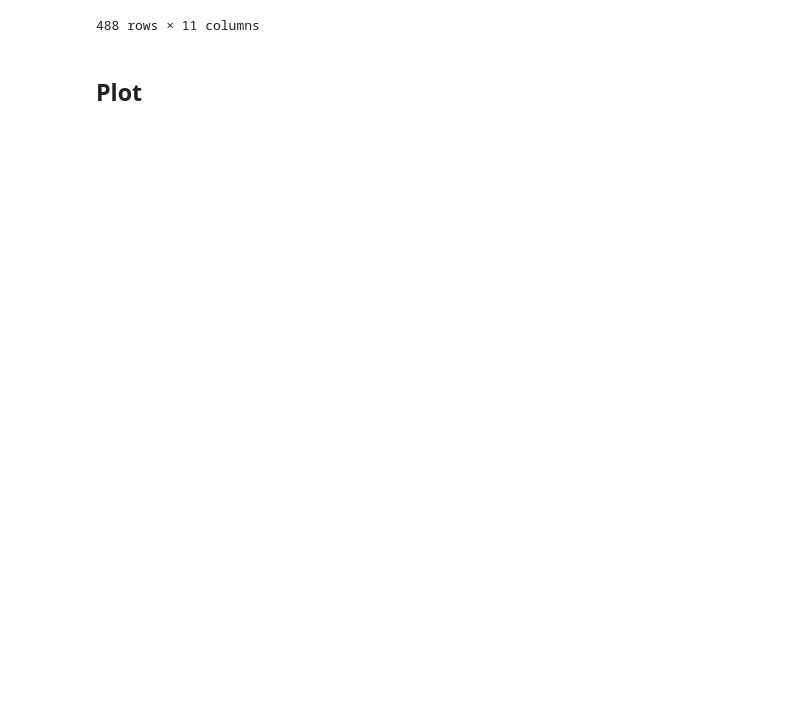
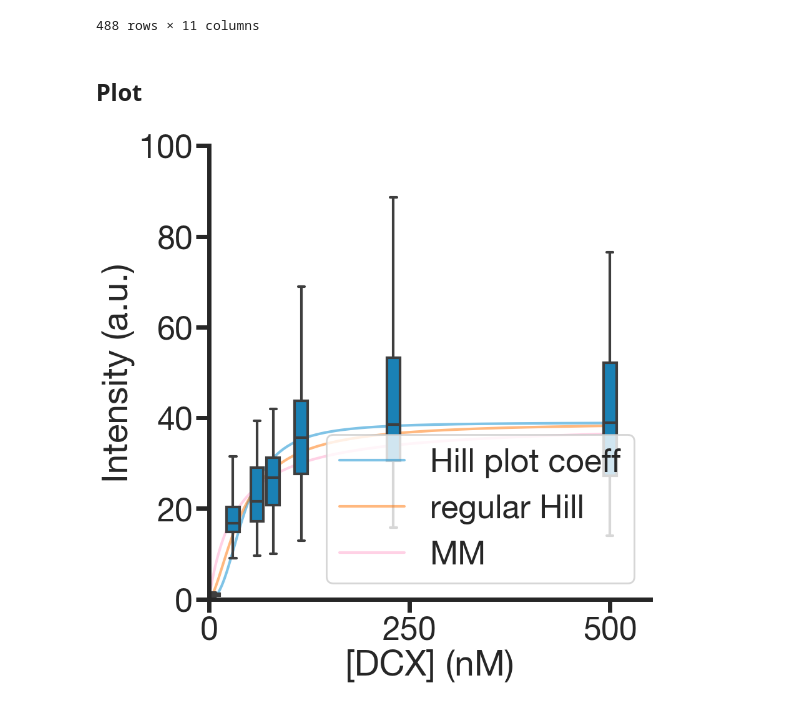
Before and after one commit to sofiacruzt/sofia-brouhardlab, a Jupyter notebook: dynamics/EJCB2023/Intensity-medianBkgrdSubs.ipynb, the cells around one changed output. Saved outputs shown, nothing was run; the diff lists cells and outputs as text; code cells hidden in the pictures; blank space fills up the shorter version.

```diff
--- a/dynamics/EJCB2023/Intensity-medianBkgrdSubs.ipynb
+++ b/dynamics/EJCB2023/Intensity-medianBkgrdSubs.ipynb
@@ -172,4 +208,39 @@ data
 # %%
 grey00 = '#777777'
 grey20 = '#C5C5C5'
+# %%
+sns.set_style({'font.family':'Helvetica Neue LT Std', 'font.serif':'Helvetica Neue LT Std'})
+fig, ax = plt.subplots(1,1,figsize=(10,10))
+
+# ax = sns.boxplot(x= DCXconc, y='Mean', data=data, whis=np.inf,linewidth=3,native_scale=True)
+# ax = sns.swarmplot(x=DCXconc, y='Mean', data=data, hue='Date', size=5,native_scale=True , palette = [grey00, grey20])
+
+
+#ax = sns.swarmplot(x=DCXconc, y='Intensity (a.u.)', data=data, size=6,native_scale=True)
+x0 = np.arange(0, 500, 1)
+ax.plot(x0, hillEQ(x0,p[0], np.exp(-p[1])), lw=3,ls= '-',alpha = 0.5, color = cyan)
+ax.plot(x0, hillEQ(x0,C1H, C2H), lw=3,ls= '-',alpha = 0.5, color = orange)
+ax.plot(x0, MMEQ(x0,C1M), lw=3,ls= '-',alpha = 0.5, color = pink)
+
+ax.legend(('Hill plot coeff', 'regular Hill','MM'),loc='lower right')
+
+ax = sns.boxplot(x= DCXconc, y='Intensity (a.u.)', data=data, whis=np.inf,linewidth=3,native_scale=True, color = cyan)
+#ax.legend('')
+ax.set_xlabel(DCXconc)
+
+ax.set_xlim(0,550)
+ax.set_ylim(0,100)
+ax.set_xticks(np.arange(0, 501, 250))
+sns.set_style("ticks")
+sns.despine()
+ax.spines['left'].set_lw(5)
+ax.spines['bottom'].set_lw(5)
+ax.tick_params(axis='both', width = 5, length = 15)
+sns.set_context("poster", font_scale=1.7, rc={"lines.linewidth":3.0})
+
+plt.tight_layout()
+
+plt.savefig(newmydir/('intensity_'+date+'.pdf'))
+# %% [output]
+[figure, added]
 # %%
```
Also changed, not shown: parts of 26 cells of this notebook, 1 other file.
